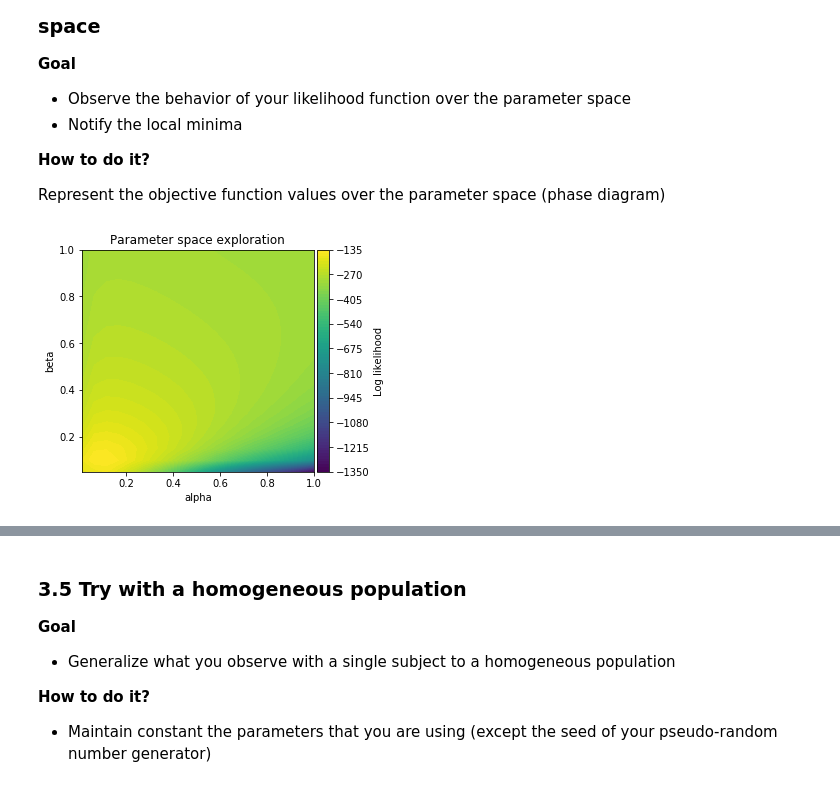
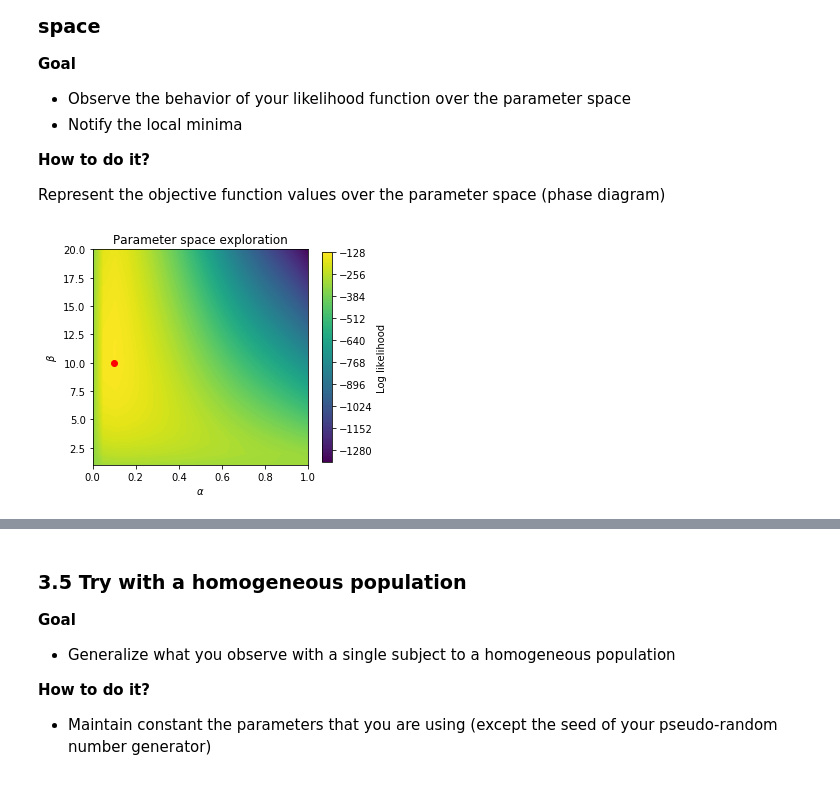
Before and after one commit to AurelienNioche/LectureCognitiveModeling, a Jupyter notebook: main.ipynb, the cells around one changed output, grey strips where cells are left out. Cells and saved outputs as stored; diff of their text form; code cells hidden in the pictures.

```diff
--- a/main.ipynb
+++ b/main.ipynb
@@ -450,7 +443,7 @@ MODEL_XP = RW
 
 # Get data ----------------------------------------------------
 SEED_SINGLE = 0
-PARAM_SINGLE = np.array([0.1, 0.1])
+PARAM_SINGLE = np.array([0.10, 10.00])
 CHOICES_SINGLE, SUCCESSES_SINGLE = \
     run_simulation(agent_model=RW, param=PARAM_SINGLE, seed=SEED_SINGLE)
 
@@ -645,7 +638,7 @@ def log_likelihood(model, param, choices, successes):
         p = p_choice[c]
 
         # Compute log
-        ll[t] = np.log(p + EPS)
+        ll[t] = np.log(p + np.finfo(np.float).eps)
 
         # Make agent learn
         agent.learn(option=c, success=s)
@@ -772,62 +765,64 @@ def parameter_space_exploration(model, choices, successes, grid_size=20):
 
     """
     Compute likelihood for several combinations of parameters
     (using grid exploration)
-    :param model: DM model with 2 free parameters
-    :param choices: array-like
-    :param successes: array-like
-    :param grid_size: int
-    :return: tuple of three vectors
     """
 
     print("Computing data for parameter space exploration...")
 
     assert len(model.param_labels) == 2, \
         "this function is designed for models that have " \
         "at least and at most 2 parameters"
     assert hasattr(model, 'fit_bounds'), \
         f"{model.__name__} has not 'fit_bounds' attribute"
 
-    # Container for log-likelihood
-    ll = np.zeros((grid_size, grid_size))
+    n_param = len(model.fit_bounds)
+
+    parameter_values = np.atleast_2d([
+                np.linspace(
+                    *model.fit_bounds[i],
+                    grid_size) for i in range(n_param)
+    ])
 
     # Create a grid for each parameter
-    param0_grid = np.linspace(*model.fit_bounds[0], grid_size)
-    param1_grid = np.linspace(*model.fit_bounds[1], grid_size)
+    param_grid = np.asarray(list(
+            product(*parameter_values)
+        ))
+
+    n_sets = len(param_grid)
+
+    # Container for log-likelihood
+    ll = np.zeros(n_sets)
 
     # Loop over each value of the parameter grid for both parameters
-    for i in tqdm(range(len(param0_grid))):
-        for j in range(len(param1_grid)):
+    for i in tqdm(range(n_sets)):
 
-            # Select the parameter to use
-            param_to_use = (param0_grid[i], param1_grid[j])
+        # Select the parameter to use
+        param_to_use = param_grid[i]
 
-            # Call the objective function of the optimizer
-            ll[j, i] = log_likelihood(
-                choices=choices,
-                successes=successes,
-                model=model,
-                param=param_to_use)
+        # Call the objective function of the optimizer
+        ll[i] = log_likelihood(
+            choices=choices,
+            successes=successes,
+            model=model,
+            param=param_to_use)
 
-    # Return three vectors:
-    # x: values of first parameter
-    # y: values of second parameter
-    # z: likelihood given specific combination of parameters
-    x, y, z = param0_grid, param1_grid, ll
-
-    return x, y, z
+    return parameter_values, ll
 
 
 # Get data
-PARAM_SPACE_EXPLORATION = parameter_space_exploration(
+PARAM_VALUES, LL = parameter_space_exploration(
     model=RW,
     choices=CHOICES_SINGLE,
     successes=SUCCESSES_SINGLE)
 
-# Plot
-plot.parameter_space_exploration(
-    PARAM_SPACE_EXPLORATION,
-    labels=RW.param_labels,
+
+# Plot phase diagram
+plot.parameter_space_exploration_2d(
+    data=LL,
+    parameter_values=PARAM_VALUES,
+    param_names=RW.param_labels,
+    true_params=PARAM_SINGLE,
     title='Parameter space exploration')
 # %% [output]
-[figure, old version]
+[figure, new version]
```
Also changed, not shown: parts of 23 cells of this notebook, 7 other files.
